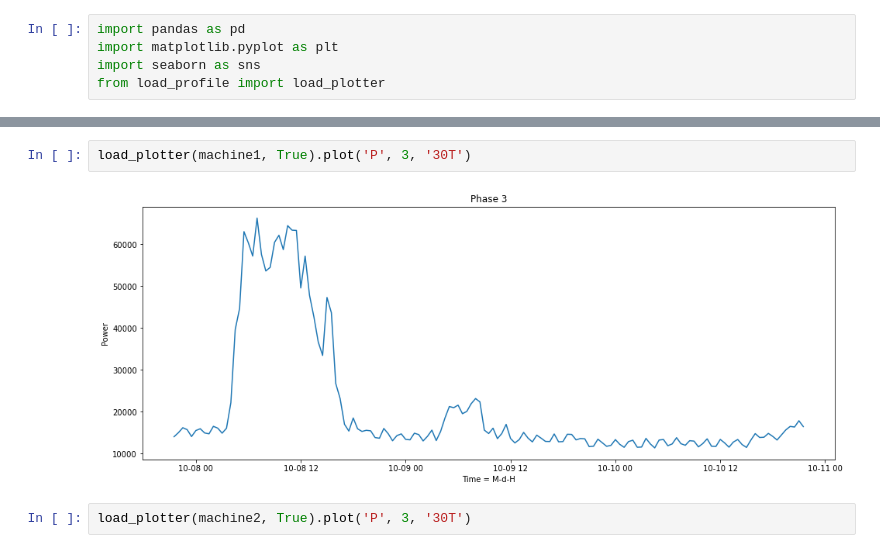
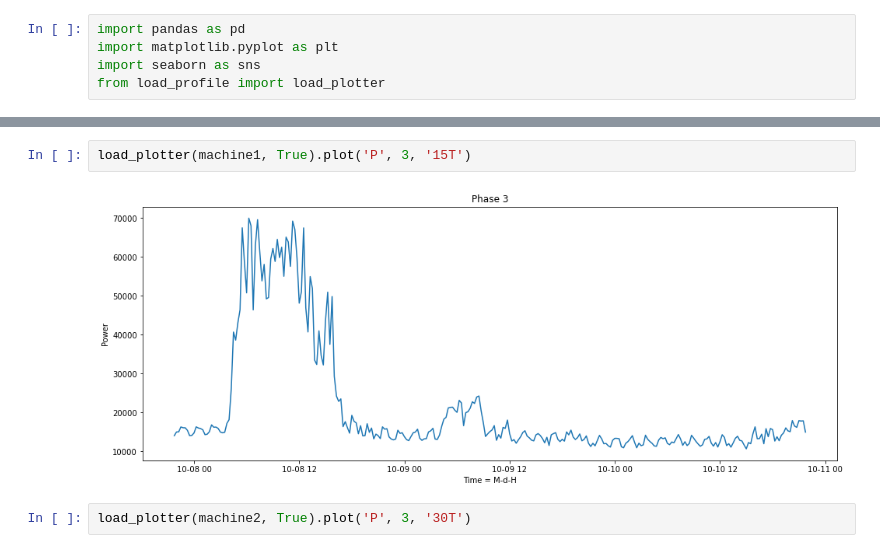
Before and after one commit to GStechschulte/energy-efficiency, a Jupyter notebook: load_profiles/all_machines_load_profile.ipynb, the cells around one changed output, grey strips where cells are left out. Saved outputs shown, nothing was run; the diff lists cells and outputs as text.

Commit message:
visualizing load profiles

```diff
--- a/load_profiles/all_machines_load_profile.ipynb
+++ b/load_profiles/all_machines_load_profile.ipynb
@@ -12,7 +26,7 @@ machine5 = pd.read_csv('/Users/wastechs/Documents/data/clemap/cat/5fe340fc923d59
 # %%
-load_plotter(machine1, True).plot('P', 3, '30T')
+load_plotter(machine1, True).plot('P', 3, '15T')
 # %% [output]
-[figure, old version]
+[figure, new version]
 # %%
 load_plotter(machine2, True).plot('P', 3, '30T')
 # %% [output]
```
Also changed, not shown: parts of 16 cells of this notebook, 1 other file.
